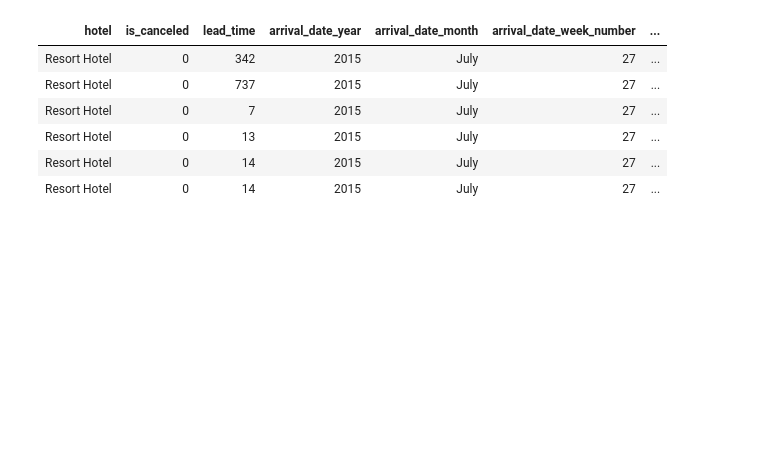
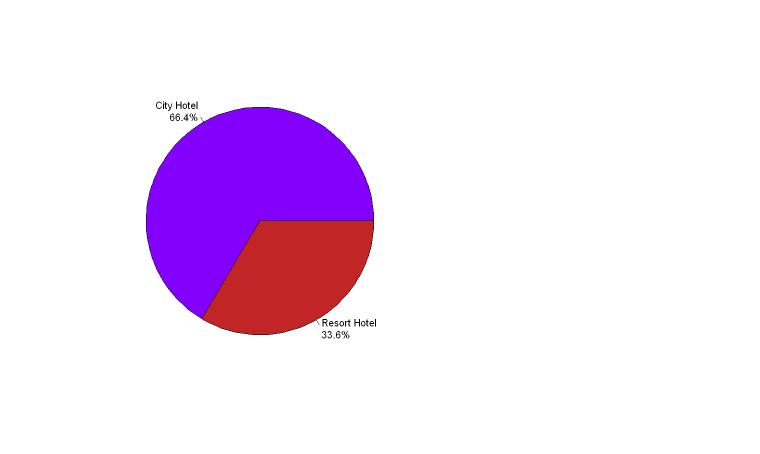
Before and after one commit to IslamAhmed1092/hotel-booking-demand-analysis, a Jupyter notebook: Analysis.ipynb, the cells around one changed output. Drawn from its saved outputs; the diff is of its cells as text; code cells hidden in the pictures; blank space fills up the shorter version.

Commit message:
Add visualizations

```diff
--- a/Analysis.ipynb
+++ b/Analysis.ipynb
@@ -7,0 +7,3 @@ dim(data)
+# %%
+data <- read.csv("hotel_bookings.csv")
+dim(data)
@@ -8,10 +25,13 @@ dim(data)
+# %%
+purple <- "#8300fd"
+red <- "#c12525"
+colors <- c(purple, red)
 # %%
-head(data)
+hotel <- table(data$hotel)
+hotel_types <- c("City Hotel", "Resort Hotel")
+
+pie_percent<- paste(hotel_types, round(100*hotel/sum(hotel), 1), sep="\n")
+pie_percent<- paste(pie_percent, "%", sep="")
+pie(hotel, labels=pie_percent, col = colors)
 # %% [output]
-| hotel | is_canceled | lead_time | arrival_date_year | arrival_date_month | arrival_date_week_number | ... |
-| Resort Hotel | 0 | 342 | 2015 | July | 27 | ... |
-| Resort Hotel | 0 | 737 | 2015 | July | 27 | ... |
-| Resort Hotel | 0 | 7 | 2015 | July | 27 | ... |
-| Resort Hotel | 0 | 13 | 2015 | July | 27 | ... |
-| Resort Hotel | 0 | 14 | 2015 | July | 27 | ... |
-| Resort Hotel | 0 | 14 | 2015 | July | 27 | ... |
+[figure, added]
```
Also changed, not shown: parts of 10 cells of this notebook, 3 other files.
